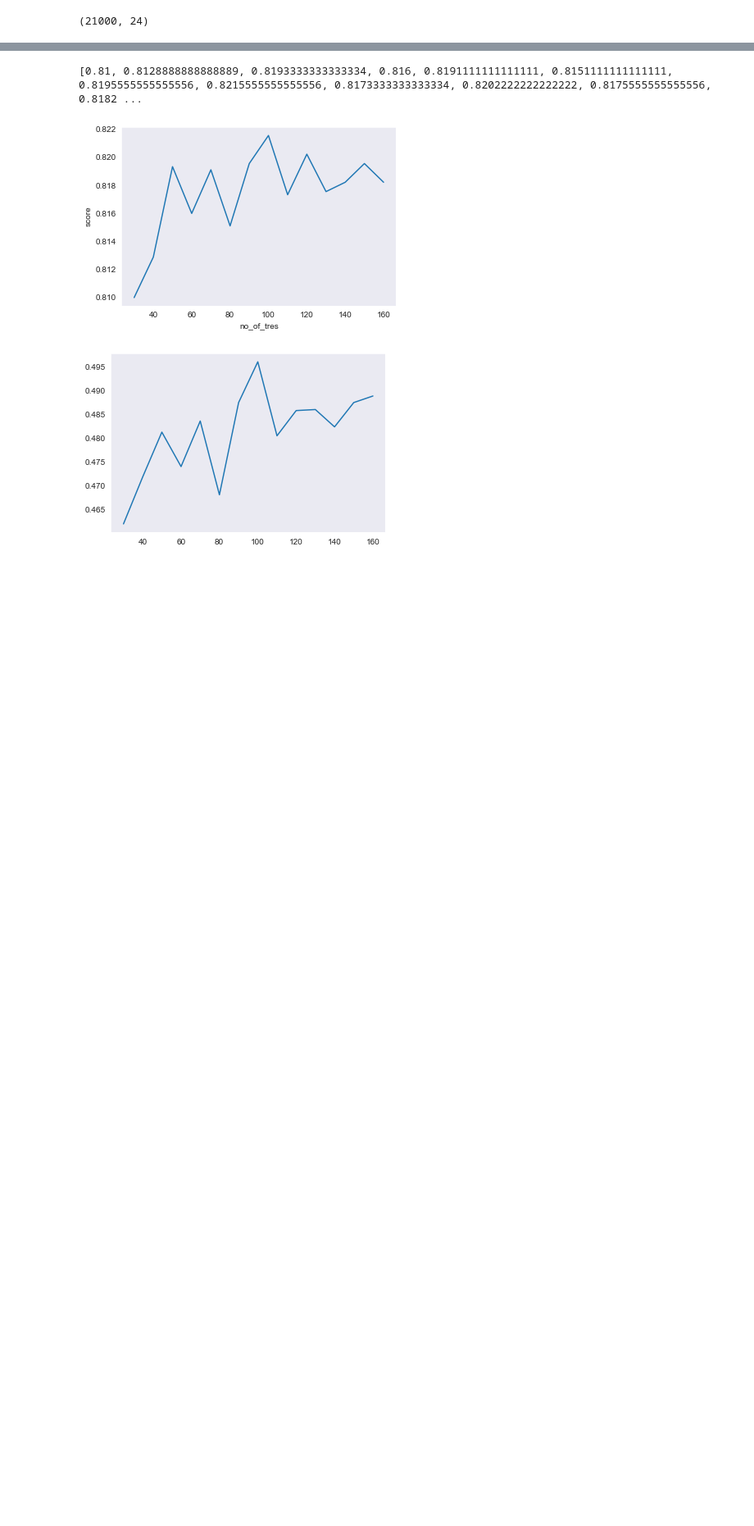
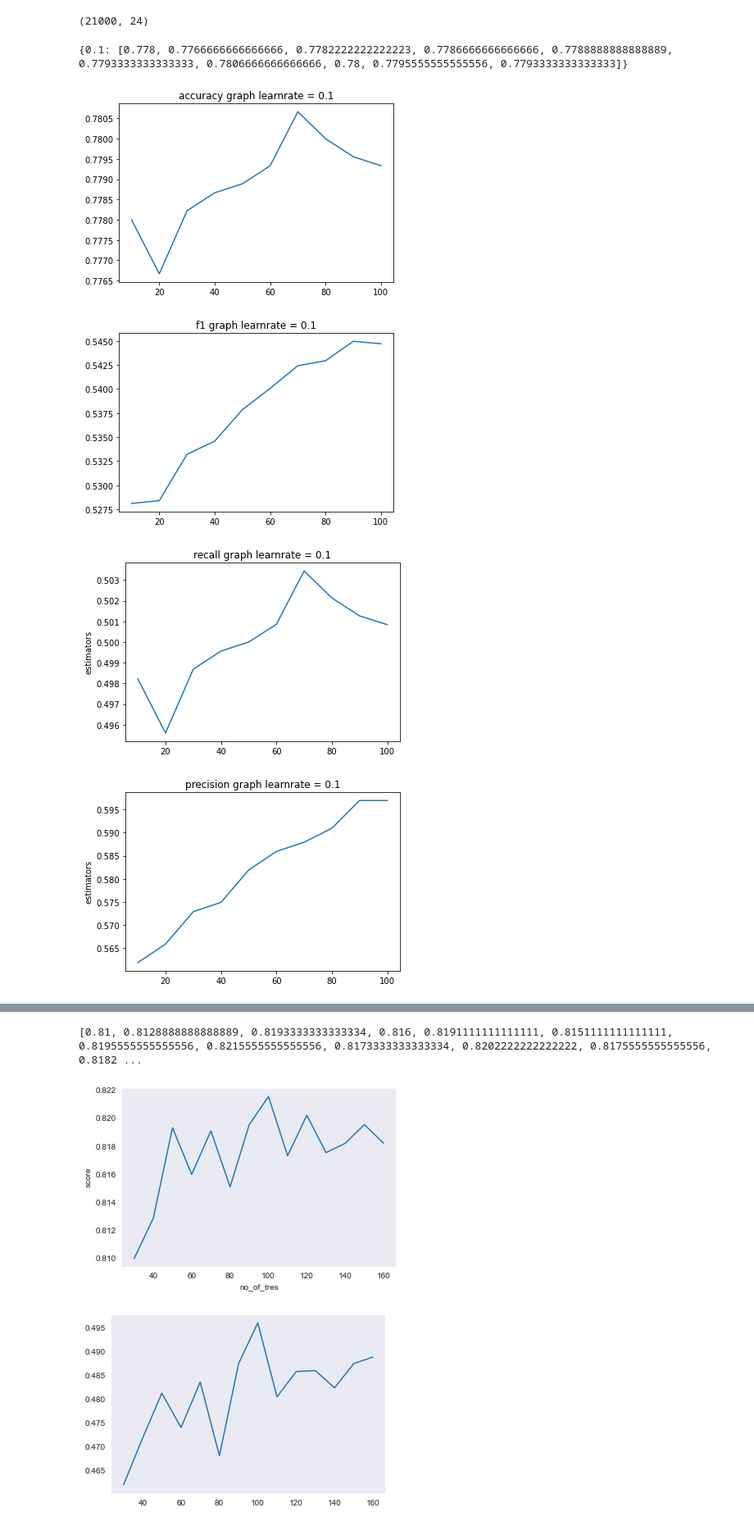
Before and after one commit to EMAT31530/ai-group-project-group-28, a Jupyter notebook: Random Forest Classifier.ipynb, the cells around one changed output, grey strips where cells are left out. Shown: that part at 82% size. Drawn from its saved outputs; the diff is of its cells as text; code cells hidden in the pictures; blank space fills up the shorter version.

```diff
--- a/Random Forest Classifier.ipynb
+++ b/Random Forest Classifier.ipynb
@@ -63,0 +112,8 @@ df.shape
+# %%
+optimal_est(x_train,y_train,[0.1,0.2,0.3,0.4,0.5,0.6,0.7,0.8,0.9,1,1.1],[10,20,30,40,50,60,70,80,90,100],x_test)
+# %% [output]
+{0.1: [0.778, 0.7766666666666666, 0.7782222222222223, 0.7786666666666666, 0.7788888888888889, 0.7793333333333333, 0.7806666666666666, 0.78, 0.7795555555555556, 0.7793333333333333]}
+[figure, added]
+[figure, added]
+[figure, added]
+[figure, added]
```
Also changed, not shown: parts of 30 cells of this notebook.
